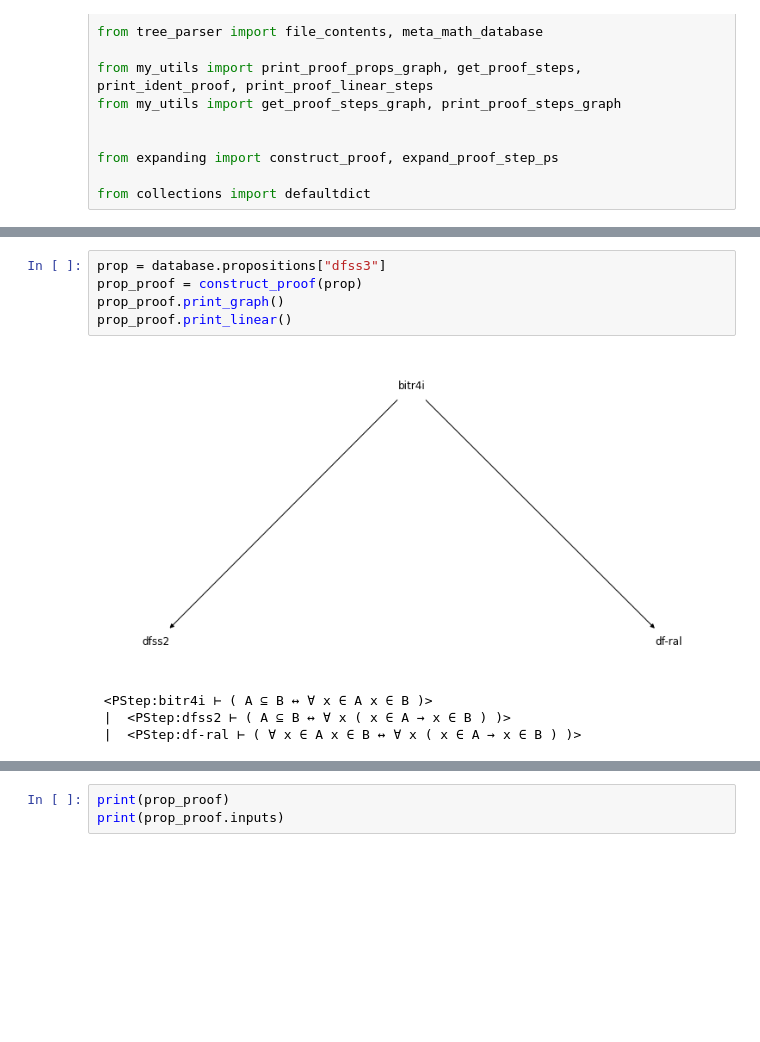
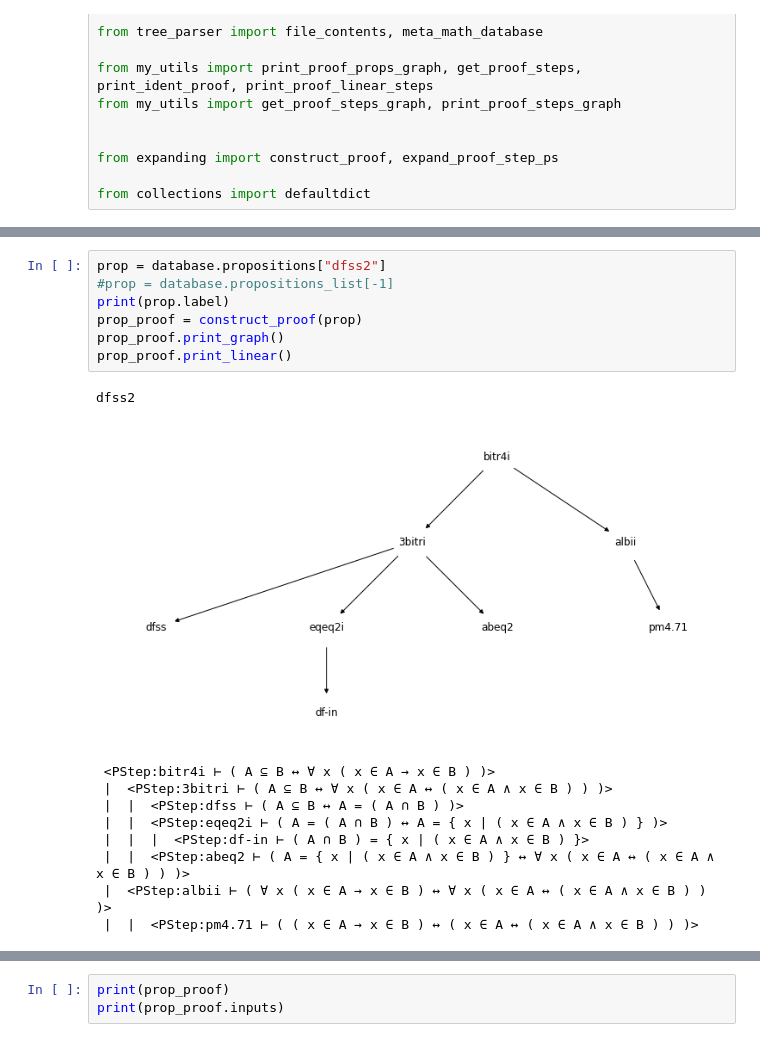
Before and after one commit to lucolivi/mathview, a Jupyter notebook: expansion related/expanding working.ipynb, the cells around one changed output, grey strips where cells are left out. Drawn from its saved outputs; the diff is of its cells as text; blank space fills up the shorter version.

```diff
--- a/expansion related/expanding working.ipynb
+++ b/expansion related/expanding working.ipynb
@@ -23,10 +81,18 @@ Wall time: 10.1 s
 # %%
-prop = database.propositions["dfss3"]
+prop = database.propositions["dfss2"]
+#prop = database.propositions_list[-1]
+print(prop.label)
 prop_proof = construct_proof(prop)
 prop_proof.print_graph()
 prop_proof.print_linear()
 # %% [output]
+dfss2
-[figure, old version]
+[figure, new version]
- <PStep:bitr4i ⊢ ( A ⊆ B ↔ ∀ x ∈ A x ∈ B )>
- |  <PStep:dfss2 ⊢ ( A ⊆ B ↔ ∀ x ( x ∈ A → x ∈ B ) )>
- |  <PStep:df-ral ⊢ ( ∀ x ∈ A x ∈ B ↔ ∀ x ( x ∈ A → x ∈ B ) )>
+ <PStep:bitr4i ⊢ ( A ⊆ B ↔ ∀ x ( x ∈ A → x ∈ B ) )>
+ |  <PStep:3bitri ⊢ ( A ⊆ B ↔ ∀ x ( x ∈ A ↔ ( x ∈ A ∧ x ∈ B ) ) )>
+ |  |  <PStep:dfss ⊢ ( A ⊆ B ↔ A = ( A ∩ B ) )>
+ |  |  <PStep:eqeq2i ⊢ ( A = ( A ∩ B ) ↔ A = { x | ( x ∈ A ∧ x ∈ B ) } )>
+ |  |  |  <PStep:df-in ⊢ ( A ∩ B ) = { x | ( x ∈ A ∧ x ∈ B ) }>
+ |  |  <PStep:abeq2 ⊢ ( A = { x | ( x ∈ A ∧ x ∈ B ) } ↔ ∀ x ( x ∈ A ↔ ( x ∈ A ∧ x ∈ B ) ) )>
+ |  <PStep:albii ⊢ ( ∀ x ( x ∈ A → x ∈ B ) ↔ ∀ x ( x ∈ A ↔ ( x ∈ A ∧ x ∈ B ) ) )>
+ |  |  <PStep:pm4.71 ⊢ ( ( x ∈ A → x ∈ B ) ↔ ( x ∈ A ↔ ( x ∈ A ∧ x ∈ B ) ) )>
```
Also changed, not shown: parts of 12 cells of this notebook, 1 other file.
